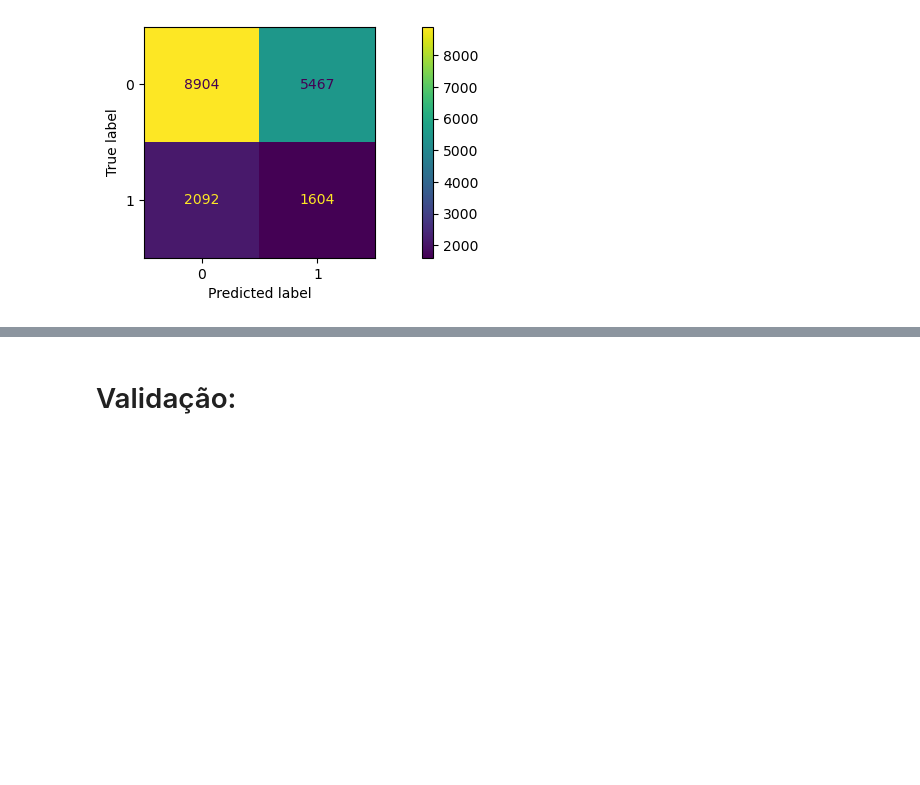
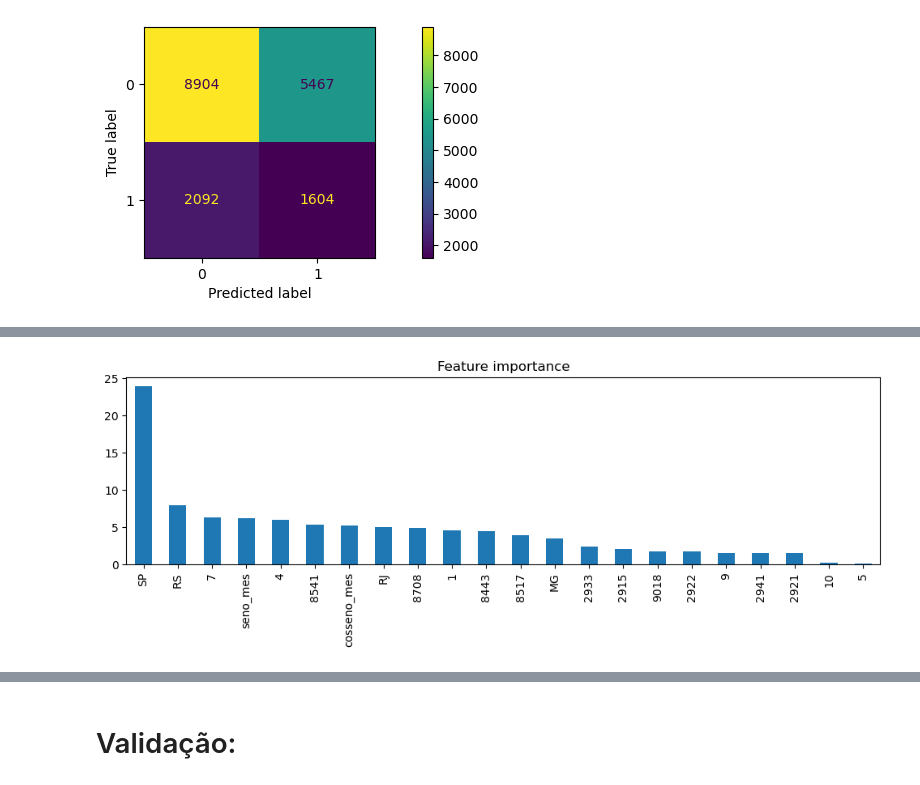
Before and after one commit to LucasPLK/LogComex, a Jupyter notebook: Case_Lucas_Polak.ipynb, the cells around one changed output, grey strips where cells are left out. Cells and saved outputs as stored; diff of their text form; code cells hidden in the pictures; blank space fills up the shorter version.

```diff
--- a/Case_Lucas_Polak.ipynb
+++ b/Case_Lucas_Polak.ipynb
@@ -25,3 +26,17 @@ import matplotlib.pyplot as plt
+# %%
+def define_combination_name(dataset):
+    dataset = dataset.astype({
+    'cod_ncm': int,
+    'hscode': int,
+    'urf_cod': int,
+    'via_transp_cod': int
+    })
+    # ['via_transp_cod'] = dataset['via_transp_cod'].astype(int)
+    # dataset['urf_cod'] = dataset['urf_cod'].astype(int)
+    # dataset['cod_ncm'] = dataset['cod_ncm'].astype(int)
+    # dataset['hscode'] = dataset['hscode'].astype(int)
+    dataset.loc[:, 'combinacao'] = dataset[COMBINACAO_TARGET].apply(lambda x: "_".join([str(c) for c in x.values]), axis=1)
+    return dataset
 # %%
 #carregamento dos dados
 df = pd.read_csv('./Data/historico_202001_202405.csv')
@@ -299,7 +338,8 @@ df_completo['target'].hist();
 # %%
 # Dando um nome para a combinação apenas para facilitar encontrá-la no dataset para análises posteriores
-df_completo.drop('combinacao', axis=1, errors='ignore', inplace=True)
-df_completo['combinacao'] = df_completo.drop(['anomes', 'target'], axis=1).apply(lambda x: "_".join([str(c) for c in x.values]), axis=1)
+#df_completo.drop('combinacao', axis=1, errors='ignore', inplace=True)
+df_completo = define_combination_name(df_completo)
+#df_completo['combinacao'] = df_completo[COMBINACAO_TARGET].apply(lambda x: "_".join([str(c) for c in x.values]), axis=1)
 # %%
 df_completo.sample(10)
 # %% [output]
@@ -510,0 +591,4 @@ weighted avg       0.69      0.58      0.62     18067
+# %%
+pd.Series(rf.feature_importances_*100, index=x_test.columns).sort_values(ascending=False).plot.bar(title='Feature importance');
+# %% [output]
+[figure, added]
```
Also changed, not shown: parts of 30 cells of this notebook, 1 other file.
